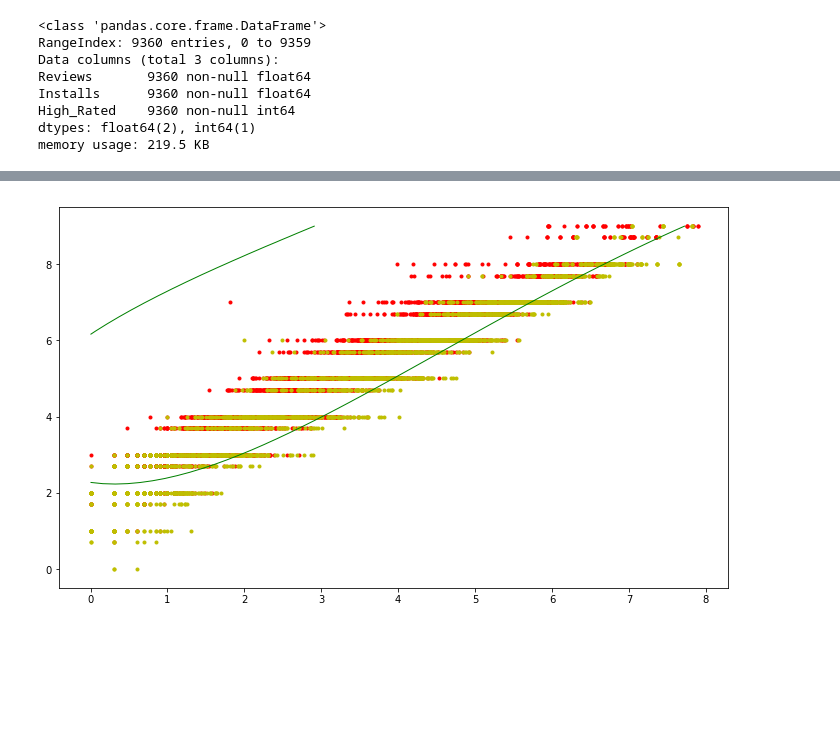
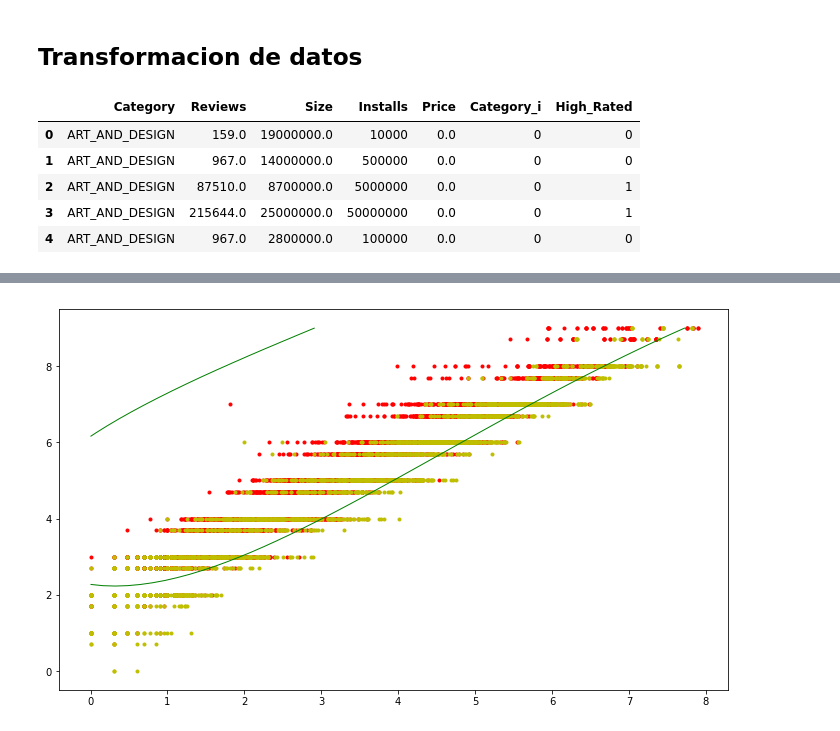
Before and after one commit to Filinouns/AAMD, a Jupyter notebook: PF/Finalisima.ipynb, the cells around one changed output, grey strips where cells are left out. Drawn from its saved outputs; the diff is of its cells as text; code cells hidden in the pictures; blank space fills up the shorter version.

```diff
--- a/PF/Finalisima.ipynb
+++ b/PF/Finalisima.ipynb
@@ -1,11 +10,6 @@
+# %% [markdown]
+## Transformacion de datos
 # %%
-import pandas as pd
-import numpy as np
-import random
-import matplotlib.pyplot as plt
-import datetime
-from sklearn import metrics
-
 #----------------------------------------
 # Inicio transformación de datos
 #----------------------------------------
@@ -34,11 +38,11 @@ def installs_trans(inst):
     except ValueError:
         print("Line is corrupt!", x)
         x = 0
-    return np.log10(x)
+    return (x)
 
 #----------------------------------------
 def rating_bynary_trans(rate):
-    if rate < 4.5:
+    if rate < 4.4:
         return 0
     else:
         return 1
@@ -76,13 +80,13 @@ def review_trans(rev):
     if 'M' in rev:
         x = rev[:-1]
         x = float(x)*1000000
-        return(np.log10(x))
+        return(x)
     elif 'k' == rev[-1:]:
         x = rev[:-1]
         x = float(x)*1000
-        return(np.log10(x))
+        return (x)
     else:
-        return (np.log10(float(rev)))
+        return (float(rev))
 
 #----------------------------------------
 def transform_data(data):
@@ -117,13 +121,6 @@ def transform_data(data):
     #Free/No free
     data["Type"] = data["Type"].map(type_trans)
 
-    #Transformacion de los "Genres" a int
-    GenresL = data.Genres.unique()
-    GenresDict = {}
-    for i in range(len(GenresL)):
-        GenresDict[GenresL[i]] = i
-    data["Genres_i"] = data["Genres"].map(GenresDict).astype(int)
-
     #Last update
     data["Last Updated"] = data["Last Updated"].map(date_trans).astype(float)
 
@@ -134,27 +131,25 @@ def transform_data(data):
     data["Reviews"] = data["Reviews"].map(review_trans).astype(float)
 
     #Eliminando los parametros que no utilizaremos ya que no son relevantes
-    data.drop(labels = ["Last Updated","Current Ver", 'Android Ver', 'App', 'Genres', 'Category'], axis = 1, inplace = True)
+    data.drop(labels = ['Last Updated', 'App', 'Genres', 'Rating', 'Type', 'Content Rating',
+                       'Current Ver', 'Android Ver'], axis = 1, inplace = True)
 
     return data
-
-d = pd.read_csv('data/googleplaystore.csv')
-d = d.dropna()
-d = transform_data(d)
-d = d.reset_index(drop=True)
-d.drop(labels = ['Type', 'Category_i', 'Genres_i', 'Content Rating',
-                    'Size', 'Rating', 'Price'], axis = 1, inplace = True)
-d.info()
-
 # -----------------------------
 # Fin transformación de datos
 # -----------------------------
-# %% [output]
-<class 'pandas.core.frame.DataFrame'>
-RangeIndex: 9360 entries, 0 to 9359
-Data columns (total 3 columns):
-Reviews       9360 non-null float64
-Installs      9360 non-null float64
-High_Rated    9360 non-null int64
-dtypes: float64(2), int64(1)
-memory usage: 219.5 KB
+# %%
+d = read_csv('data/googleplaystore.csv')
+d = d.dropna()
+
+d = transform_data(d)
+d = d.reset_index(drop=True)
+
+d.head()
+# %% [output]
+|  | Category | Reviews | Size | Installs | Price | Category_i | High_Rated |
+| 0 | ART_AND_DESIGN | 159.0 | 19000000.0 | 10000 | 0.0 | 0 | 0 |
+| 1 | ART_AND_DESIGN | 967.0 | 14000000.0 | 500000 | 0.0 | 0 | 0 |
+| 2 | ART_AND_DESIGN | 87510.0 | 8700000.0 | 5000000 | 0.0 | 0 | 1 |
+| 3 | ART_AND_DESIGN | 215644.0 | 25000000.0 | 50000000 | 0.0 | 0 | 1 |
+| 4 | ART_AND_DESIGN | 967.0 | 2800000.0 | 100000 | 0.0 | 0 | 0 |
```
Also changed, not shown: parts of 8 cells of this notebook.
